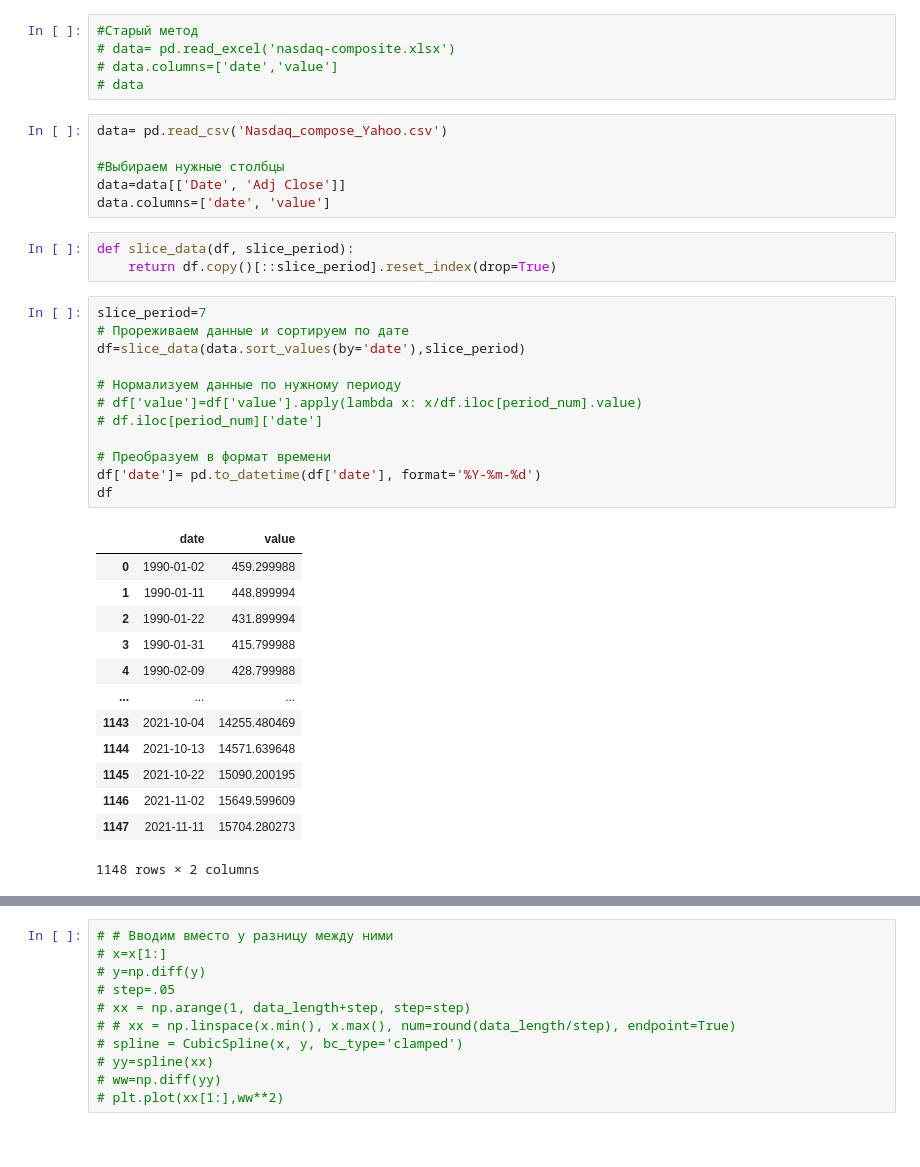
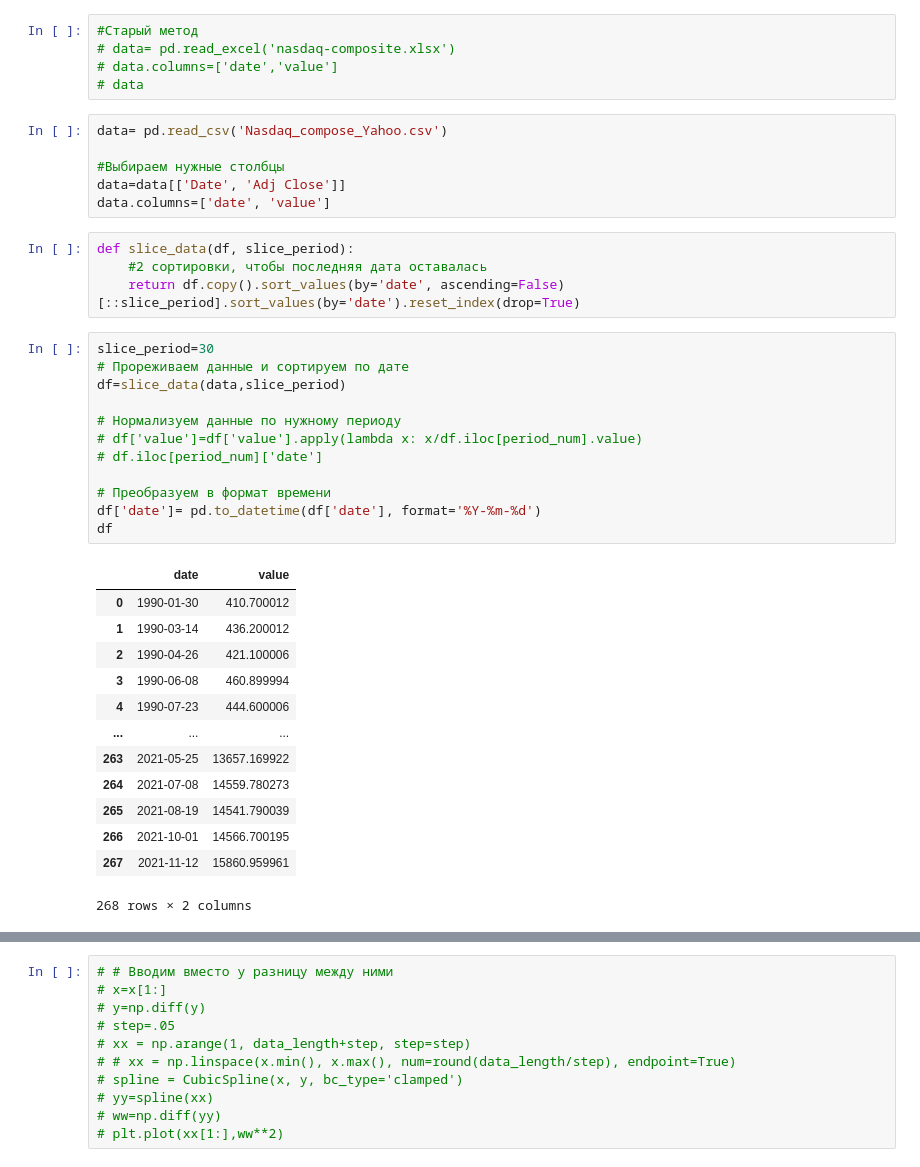
Before and after one commit to Karpovich-alex/phase-portrait-Nasdaq, a Jupyter notebook: Article-NASDAQ.ipynb, the cells around one changed output, grey strips where cells are left out. Cells and saved outputs as stored; diff of their text form.

```diff
--- a/Article-NASDAQ.ipynb
+++ b/Article-NASDAQ.ipynb
@@ -17,41 +17,42 @@ from matplotlib.collections import LineCollection
 # data= pd.read_excel('nasdaq-composite.xlsx')
 # data.columns=['date','value']
 # data
-# %%
-data= pd.read_csv('Nasdaq_compose_Yahoo.csv')
-
-#Выбираем нужные столбцы
-data=data[['Date', 'Adj Close']]
-data.columns=['date', 'value']
-# %%
-def slice_data(df, slice_period):
-    return df.copy()[::slice_period].reset_index(drop=True)
+# %%
+data= pd.read_csv('Nasdaq_compose_Yahoo.csv')
+
+#Выбираем нужные столбцы
+data=data[['Date', 'Adj Close']]
+data.columns=['date', 'value']
+# %%
+def slice_data(df, slice_period):
+    #2 сортировки, чтобы последняя дата оставалась
+    return df.copy().sort_values(by='date', ascending=False)[::slice_period].sort_values(by='date').reset_index(drop=True)
 # %%
-slice_period=7
+slice_period=30
 # Прореживаем данные и сортируем по дате
-df=slice_data(data.sort_values(by='date'),slice_period)
+df=slice_data(data,slice_period)
 
 # Нормализуем данные по нужному периоду
 # df['value']=df['value'].apply(lambda x: x/df.iloc[period_num].value)
 # df.iloc[period_num]['date']
 
 # Преобразуем в формат времени
 df['date']= pd.to_datetime(df['date'], format='%Y-%m-%d')
 df
 # %% [output]
 |  | date | value |
-| 0 | 1990-01-02 | 459.299988 |
-| 1 | 1990-01-11 | 448.899994 |
-| 2 | 1990-01-22 | 431.899994 |
-| 3 | 1990-01-31 | 415.799988 |
-| 4 | 1990-02-09 | 428.799988 |
+| 0 | 1990-01-30 | 410.700012 |
+| 1 | 1990-03-14 | 436.200012 |
+| 2 | 1990-04-26 | 421.100006 |
+| 3 | 1990-06-08 | 460.899994 |
+| 4 | 1990-07-23 | 444.600006 |
 | ... | ... | ... |
-| 1143 | 2021-10-04 | 14255.480469 |
-| 1144 | 2021-10-13 | 14571.639648 |
-| 1145 | 2021-10-22 | 15090.200195 |
-| 1146 | 2021-11-02 | 15649.599609 |
-| 1147 | 2021-11-11 | 15704.280273 |
+| 263 | 2021-05-25 | 13657.169922 |
+| 264 | 2021-07-08 | 14559.780273 |
+| 265 | 2021-08-19 | 14541.790039 |
+| 266 | 2021-10-01 | 14566.700195 |
+| 267 | 2021-11-12 | 15860.959961 |
-1148 rows × 2 columns
+268 rows × 2 columns
 # %%
 plt.plot(df['date'], df['value'])
 plt.title('График изменения курса NASDAQ');
```
Also changed, not shown: parts of 22 cells of this notebook.
